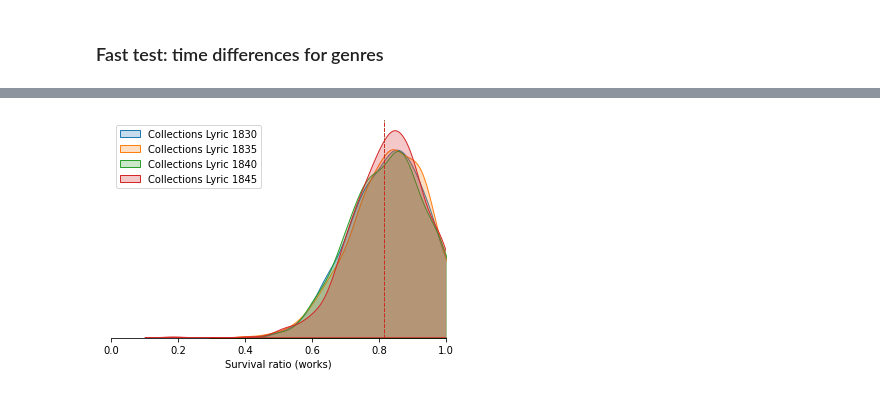
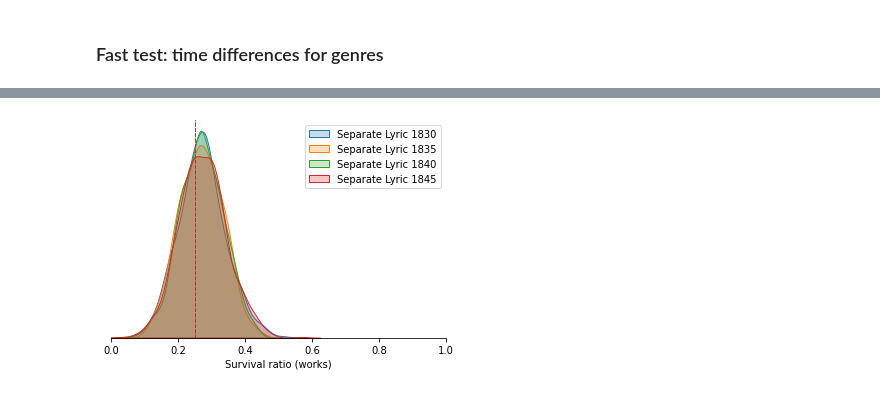
Before and after one commit to tonyamart/poetry_books, a Jupyter notebook: scr/03_copia_experiment.ipynb, the cells around one changed output, grey strips where cells are left out. Drawn from its saved outputs; the diff is of its cells as text; code cells hidden in the pictures.

```diff
--- a/scr/03_copia_experiment.ipynb
+++ b/scr/03_copia_experiment.ipynb
@@ -250,10 +250,10 @@ df_t = None
 
 # import all separate .csv tables for the experiment as a dictionary of tables
 
-for fh in sorted(glob.glob('../data/copia_experiment/addition/*.csv')):
+for fh in sorted(glob.glob('../data/copia_experiment/addition/Separate Lyric*.csv')):
     df_t = pd.read_csv(fh)
     df_t = df_t.iloc[:,1:]
-    genre = os.path.basename(fh).replace('.csv','').replace('exp_','').lower()
+    genre = os.path.basename(fh).replace('.csv','').lower()
     groups_t[genre] = df_t[['work', 'collection']]
 # %%
 groups_t
@@ -321,4 +309,4 @@ for genre, df in groups_t.items():
 wsurvival_t = {}
 
 for genre, population in populations_t.items():
-    wsurvival_t[genre] = survival_ratio(population, method = 'ichao1')
+    wsurvival_t[genre] = survival_ratio(population, method = 'chao1')
@@ -334,11 +313,11 @@ l = l[0]
 # %%
-surv_density_w_t = multi_kde(l)
+surv_density_w_t = multi_kde(wsurvival_t)
 surv_density_w_t.set_xlabel('Survival ratio (works)')
 surv_density_w_t.set_yticklabels([])
 surv_density_w_t.tick_params(axis = 'y', which = 'both', left = False)
 surv_density_w_t.spines['left'].set_visible(False)
 
-plt.savefig("../plots/03_surv_density_periods_cl.jpeg", dpi = 300)
+plt.savefig("../plots/03_surv_density_periods_sl.jpeg", dpi = 300)
 # %% [output]
-[figure, old version]
+[figure, new version]
 # %%
```
Also changed, not shown: parts of 13 cells of this notebook, 22 other files.
